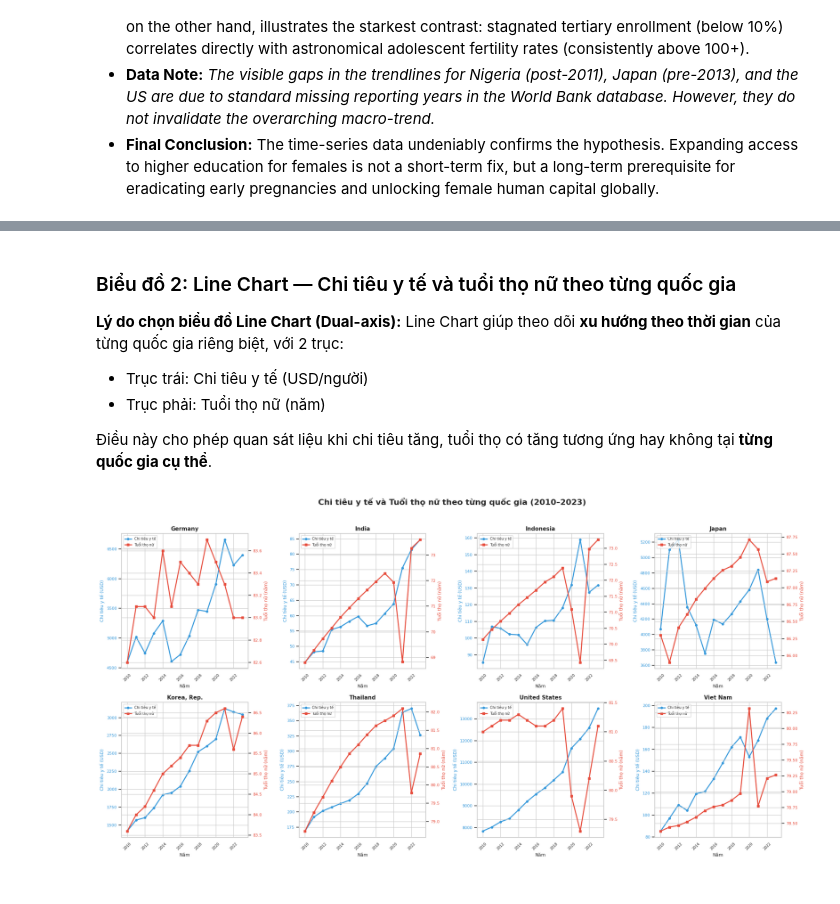
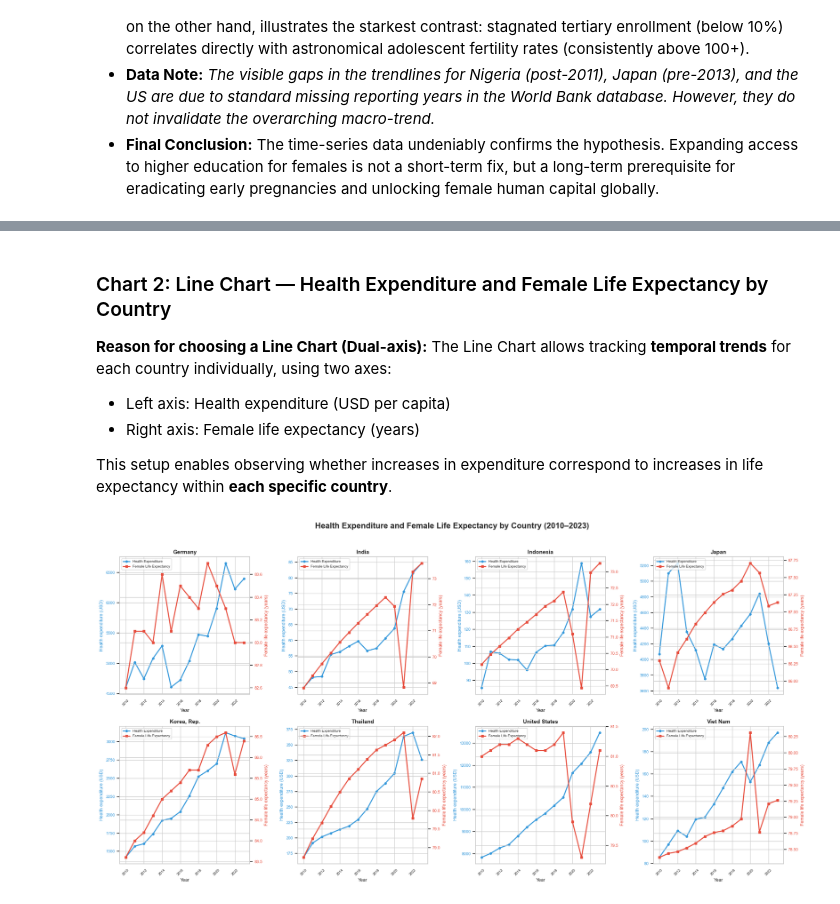
Before and after one commit to n3sfan/DataVis-Lab2, a Jupyter notebook: Notebook/Cau31.ipynb, the cells around one changed output, grey strips where cells are left out. Cells and saved outputs as stored; diff of their text form; code cells hidden in the pictures.

```diff
--- a/Notebook/Cau31.ipynb
+++ b/Notebook/Cau31.ipynb
@@ -395,52 +395,52 @@ Kết quả cho thấy rằng mặc dù tồn tại mối tương quan dương g
 # %% [markdown]
-### Biểu đồ 2: Line Chart — Chi tiêu y tế và tuổi thọ nữ theo từng quốc gia
+### Chart 2: Line Chart — Health Expenditure and Female Life Expectancy by Country
 
-**Lý do chọn biểu đồ Line Chart (Dual-axis):**
-Line Chart giúp theo dõi **xu hướng theo thời gian** của từng quốc gia riêng biệt, với 2 trục:
-- Trục trái: Chi tiêu y tế (USD/người)
-- Trục phải: Tuổi thọ nữ (năm)
+**Reason for choosing a Line Chart (Dual-axis):**
+The Line Chart allows tracking **temporal trends** for each country individually, using two axes:
+- Left axis: Health expenditure (USD per capita)
+- Right axis: Female life expectancy (years)
 
-Điều này cho phép quan sát liệu khi chi tiêu tăng, tuổi thọ có tăng tương ứng hay không tại **từng quốc gia cụ thể**.
+This setup enables observing whether increases in expenditure correspond to increases in life expectancy within **each specific country**.
 # %%
-# ====== BIỂU ĐỒ 2: LINE CHART — Chi tiêu y tế & Tuổi thọ nữ theo từng quốc gia ======
+# ====== CHART 2: LINE CHART — Health Expenditure & Female Life Expectancy by Country ======
 
 countries = sorted(scatter_df['Country Name'].unique())
 n_countries = len(countries)
 fig, axes = plt.subplots(2, 4, figsize=(20, 10))
 axes = axes.flatten()
 
 for idx, country in enumerate(countries):
     ax1 = axes[idx]
     country_data = scatter_df[scatter_df['Country Name'] == country].sort_values('Year')
 
-    # Trục trái: Health expenditure
+    # Left axis: Health expenditure
     color1 = '#3498db'
     ax1.plot(country_data['Year'], country_data['health_exp'],
-             color=color1, marker='o', linewidth=2, markersize=4, label='Chi tiêu y tế')
-    ax1.set_ylabel('Chi tiêu y tế (USD)', color=color1, fontsize=9)
+             color=color1, marker='o', linewidth=2, markersize=4, label='Health Expenditure')
+    ax1.set_ylabel('Health expenditure (USD)', color=color1, fontsize=9)
     ax1.tick_params(axis='y', labelcolor=color1, labelsize=8)
 
-    # Trục phải: Life expectancy
+    # Right axis: Life expectancy
     ax2 = ax1.twinx()
     color2 = '#e74c3c'
     ax2.plot(country_data['Year'], country_data['life_exp_female'],
-             color=color2, marker='s', linewidth=2, markersize=4, label='Tuổi thọ nữ')
-    ax2.set_ylabel('Tuổi thọ nữ (năm)', color=color2, fontsize=9)
+             color=color2, marker='s', linewidth=2, markersize=4, label='Female Life Expectancy')
+    ax2.set_ylabel('Female life expectancy (years)', color=color2, fontsize=9)
     ax2.tick_params(axis='y', labelcolor=color2, labelsize=8)
 
     ax1.set_title(country, fontsize=11, fontweight='bold')
-    ax1.set_xlabel('Năm', fontsize=9)
+    ax1.set_xlabel('Year', fontsize=9)
     ax1.tick_params(axis='x', rotation=45, labelsize=7)
 
     # Legend
     lines1, labels1 = ax1.get_legend_handles_labels()
     lines2, labels2 = ax2.get_legend_handles_labels()
     ax1.legend(lines1 + lines2, labels1 + labels2, loc='upper left', fontsize=7)
 
-plt.suptitle('Chi tiêu y tế và Tuổi thọ nữ theo từng quốc gia (2010–2023)',
+plt.suptitle('Health Expenditure and Female Life Expectancy by Country (2010–2023)',
              fontsize=16, fontweight='bold', y=1.02)
 plt.tight_layout()
 plt.show()
 # %% [output]
-[figure, old version]
+[figure, new version]
 # %% [markdown]
```
Also changed, not shown: parts of 13 cells of this notebook.
